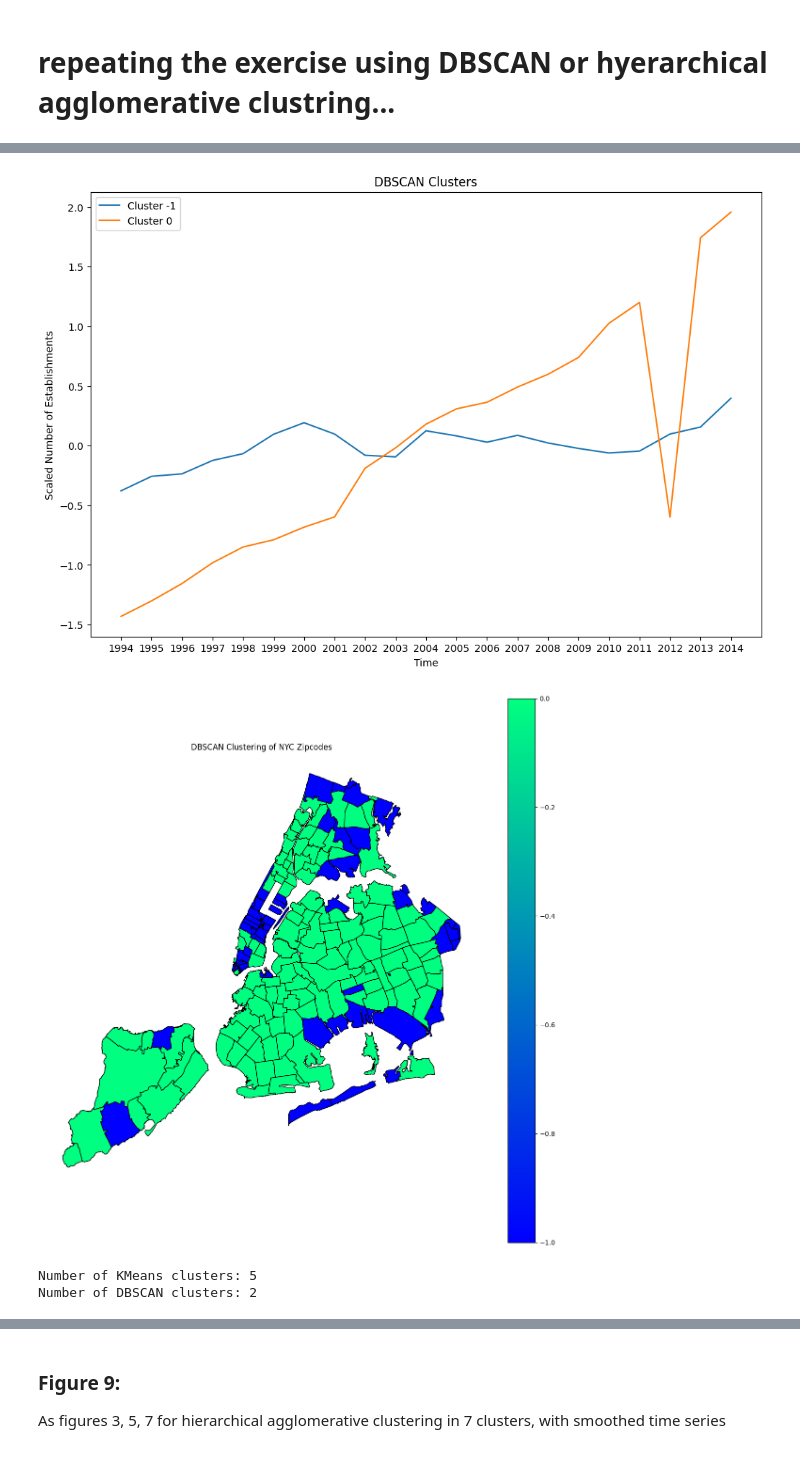
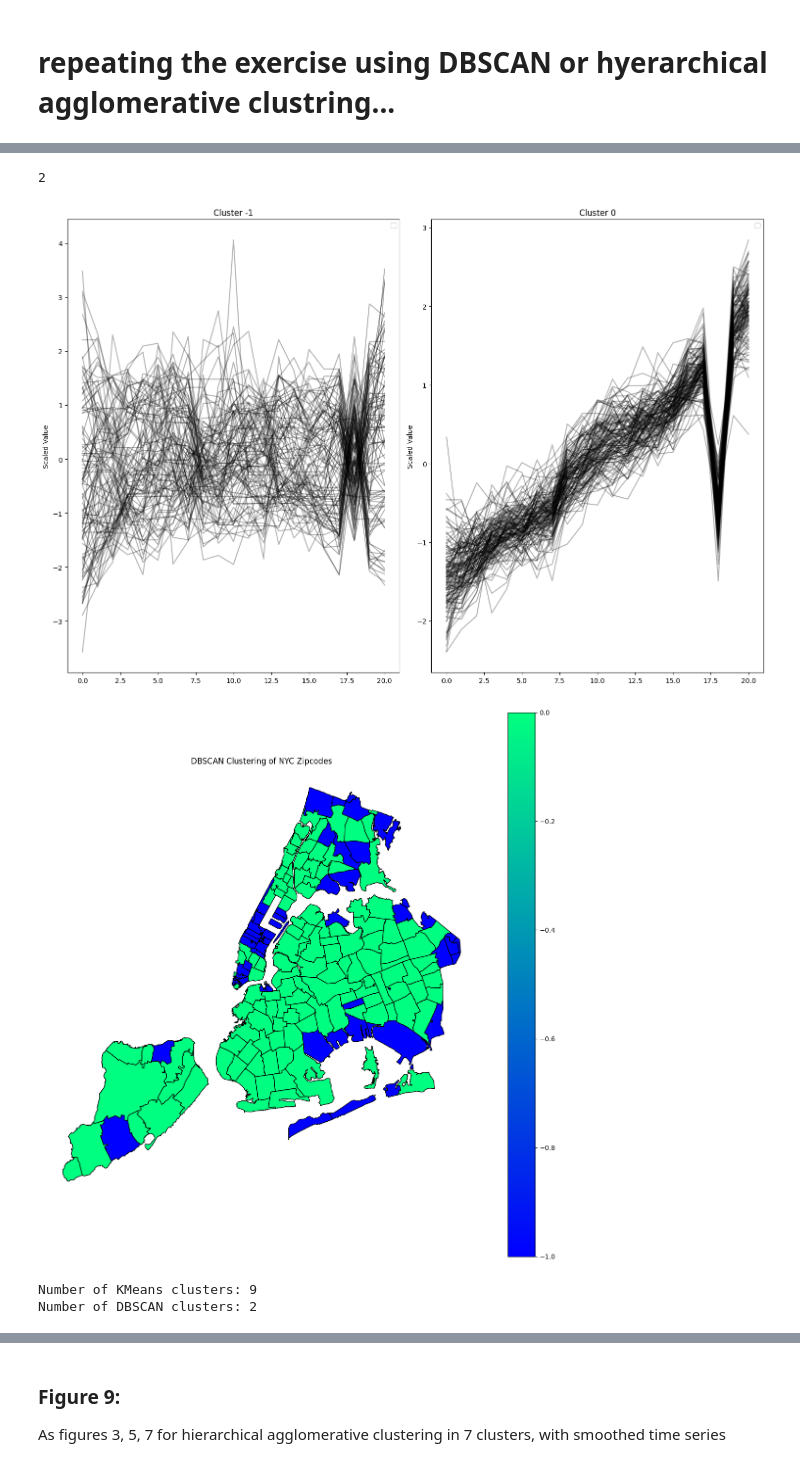
Before and after one commit to Legacy560/MLTSA25_RWolynetz, a Jupyter notebook: HW7/Clustering_businesstimeseries_instructions_MLTSA25_RWolynetz.ipynb, the cells around one changed output, grey strips where cells are left out. Cells and saved outputs as stored; diff of their text form; code cells hidden in the pictures.

```diff
--- a/HW7/Clustering_businesstimeseries_instructions_MLTSA25_RWolynetz.ipynb
+++ b/HW7/Clustering_businesstimeseries_instructions_MLTSA25_RWolynetz.ipynb
@@ -453,42 +475,63 @@ The inertia plot above does not appear to have a clear elbow point, so finding t
 # prompt: Use a DBSCAN model to cluster our dataset.
 
 import pandas as pd
 import matplotlib.pyplot as plt
 import numpy as np
 # DBSCAN Clustering
 dbscan = DBSCAN(eps=1.5, min_samples=7).fit(vals) # You might need to adjust eps and min_samples
 
 
-# Plot the clusters from DBSCAN
-plt.figure(figsize=(12, 8))
-for i in np.unique(dbscan.labels_):
-    plt.plot(df_imputed.columns, vals[dbscan.labels_ == i].mean(axis=0), label=f'Cluster {i}')
-plt.xlabel('Time')
-plt.ylabel('Scaled Number of Establishments')
-plt.title('DBSCAN Clusters')
-plt.legend()
+#Plot DBSCAN clusters
+plt.figure(figsize=(15, 10))
+#Get unique cluster labels, but not the noise (-1)
+cluster_labels = np.unique(dbscan.labels_)
+#cluster_labels = cluster_labels[cluster_labels != -1]  # Exclude noise cluster
+nc = len(cluster_labels)
+
+# Adjust subplot grid if necessary
+num_rows = (nc // 3) + (nc % 3 > 0)  # Calculate number of rows
+num_cols = min(3, nc)  # Calculate number of columns
+subplot_index = 1  # Initialize subplot index
+print(nc)
+for i in cluster_labels:
+    plt.subplot(num_rows, num_cols, subplot_index)
+    cluster_indices = np.where(dbscan.labels_ == i)[0]
+    cluster_data = vals[cluster_indices, :]
+
+    for ts in cluster_data:
+        plt.plot(ts, color='black', alpha=0.3)
+
+    #plt.plot(km.cluster_centers_[i], color='blue', linewidth=2, label=f'Center {i}', alpha = 1)
+
+    plt.ylabel('Scaled Value')
+    plt.title(f'Cluster {i}')
+    plt.legend()
+    subplot_index += 1
+
+plt.tight_layout()
 plt.show()
 
 
 # Map the zipcodes by color according to the DBSCAN cluster
 clustersdf_dbscan = pd.DataFrame()
 clustersdf_dbscan['ZIPCODE'] = df_imputed.index.astype(str)
 clustersdf_dbscan['cluster'] = dbscan.labels_
 
 mergednyz_dbscan = nyczipsshp.merge(clustersdf_dbscan, on='ZIPCODE', how='inner')
 
 fig, ax = plt.subplots(1, 1, figsize=(15, 15))
 mergednyz_dbscan.plot(column='cluster', cmap='winter', alpha=1, ax=ax, legend=True, ec='k') # Use a different colormap
 ax.axis('off')
 plt.title("DBSCAN Clustering of NYC Zipcodes")
 plt.show()
 
 # Compare DBSCAN and KMeans results (e.g., number of clusters, cluster assignments)
 print("Number of KMeans clusters:", len(np.unique(km.labels_)))
 print("Number of DBSCAN clusters:", len(np.unique(dbscan.labels_)))
 #Further comparison can include metrics like silhouette score.
 # %% [output]
+2
-[figure, old version]
+[figure, new version]
 [figure]
-Number of KMeans clusters: 5
-Number of DBSCAN clusters: 2
+Number of KMeans clusters: 9
+Number of DBSCAN clusters: 2
```
Also changed, not shown: parts of 9 cells of this notebook.
